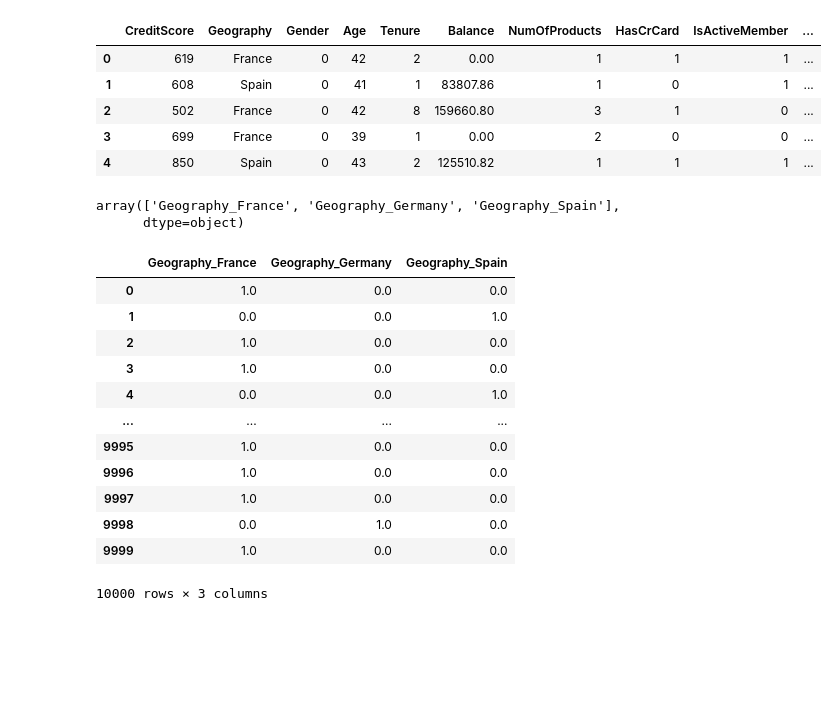
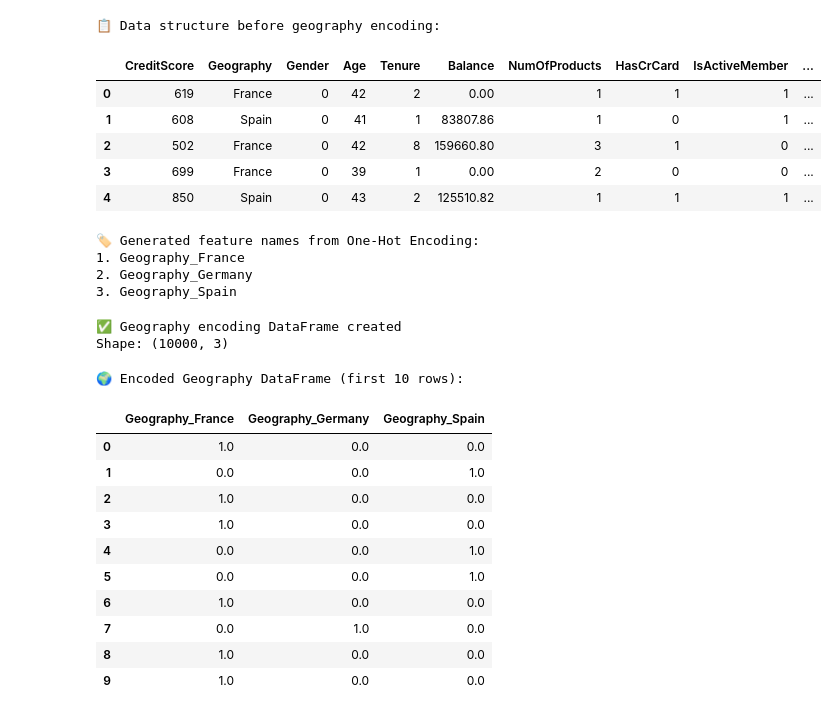
Before and after one commit to SurajK221b/churn-modelling-dl, a Jupyter notebook: Experiments.ipynb, the cells around one changed output. Saved outputs shown, nothing was run; the diff lists cells and outputs as text; code cells hidden in the pictures; blank space fills up the shorter version.

```diff
--- a/Experiments.ipynb
+++ b/Experiments.ipynb
@@ -46,4 +98,14 @@ memory usage: 1.1+ MB
 # %%
-## Preprocessing the data
-## Drop unnecessary columns
-data.drop(['RowNumber', 'CustomerId', 'Surname'], axis=1, inplace=True)
+# =============================================================================
+# 3. DATA PREPROCESSING
+# =============================================================================
+
+# Remove unnecessary columns that don't contribute to prediction
+# RowNumber: Just an index, not a feature
+# CustomerId: Unique identifier, not predictive
+# Surname: Customer name, not relevant for churn prediction
+columns_to_drop = ['RowNumber', 'CustomerId', 'Surname']
+data.drop(columns_to_drop, axis=1, inplace=True)
+
+print(f"✅ Dropped columns: {columns_to_drop}")
+print(f"Remaining columns: {data.columns.tolist()}")
@@ -85,7 +174,12 @@ array(['France', 'Spain', 'Germany'], dtype=object)
 # %%
-## Use OnehotEncoder for Geography
-one_hot_encoder_geography = OneHotEncoder()
-geo_encoder = one_hot_encoder_geography.fit_transform(data[['Geography']])
-geo_encoder
-# data['Geography'] = one_hot_encoder_geography.fit_transform(data['Geography'].values.reshape(-1, 1)).toarray()
+# 4.2 One-Hot Encoding for Geography (Multi-categorical variable)
+# Geography has 3+ categories, so One-Hot Encoding prevents ordinality issues
+# This creates binary columns for each geography category
+one_hot_encoder_geography = OneHotEncoder()  # drop first to avoid multicollinearity
+geo_encoded = one_hot_encoder_geography.fit_transform(data[['Geography']])
+
+print("✅ Geography One-Hot Encoding completed:")
+print(f"Original geography categories: {data['Geography'].unique()}")
+print(f"Encoded array shape: {geo_encoded.shape}")
+print(f"Feature names: {one_hot_encoder_geography.get_feature_names_out()}")
 # %% [output]
@@ -94,6 +190,9 @@ geo_encoder
 # %%
+# Check current data structure before applying geography encoding
+print("📋 Data structure before geography encoding:")
 data.head()
 # %% [output]
+📋 Data structure before geography encoding:
 |  | CreditScore | Geography | Gender | Age | Tenure | Balance | NumOfProducts | HasCrCard | IsActiveMember | ... |
 | 0 | 619 | France | 0 | 42 | 2 | 0.00 | 1 | 1 | 1 | ... |
 | 1 | 608 | Spain | 0 | 41 | 1 | 83807.86 | 1 | 0 | 1 | ... |
@@ -101,26 +200,44 @@ data.head()
 | 3 | 699 | France | 0 | 39 | 1 | 0.00 | 2 | 0 | 0 | ... |
 | 4 | 850 | Spain | 0 | 43 | 2 | 125510.82 | 1 | 1 | 1 | ... |
 # %%
-one_hot_encoder_geography.get_feature_names_out()
+# Display the feature names created by One-Hot Encoder
+print("🏷️ Generated feature names from One-Hot Encoding:")
+feature_names = one_hot_encoder_geography.get_feature_names_out()
+for i, name in enumerate(feature_names):
+    print(f"{i+1}. {name}")
 # %% [output]
-array(['Geography_France', 'Geography_Germany', 'Geography_Spain'],
-      dtype=object)
+🏷️ Generated feature names from One-Hot Encoding:
+1. Geography_France
+2. Geography_Germany
+3. Geography_Spain
 # %%
-geo_encoder_df = pd.DataFrame(geo_encoder.toarray(), columns=one_hot_encoder_geography.get_feature_names_out())
+# Convert the encoded array to a DataFrame for easier handling
+geo_encoded_df = pd.DataFrame(
+    geo_encoded.toarray(),
+    columns=one_hot_encoder_geography.get_feature_names_out(),
+    index=data.index  # Maintain the same index as original data
+)
+
+print("✅ Geography encoding DataFrame created")
+print(f"Shape: {geo_encoded_df.shape}")
+# %% [output]
+✅ Geography encoding DataFrame created
+Shape: (10000, 3)
 # %%
-geo_encoder_df
+# Preview the encoded geography DataFrame
+print("🌍 Encoded Geography DataFrame (first 10 rows):")
+geo_encoded_df.head(10)
 # %% [output]
+🌍 Encoded Geography DataFrame (first 10 rows):
 |  | Geography_France | Geography_Germany | Geography_Spain |
 | 0 | 1.0 | 0.0 | 0.0 |
 | 1 | 0.0 | 0.0 | 1.0 |
 | 2 | 1.0 | 0.0 | 0.0 |
 | 3 | 1.0 | 0.0 | 0.0 |
 | 4 | 0.0 | 0.0 | 1.0 |
-| ... | ... | ... | ... |
-| 9995 | 1.0 | 0.0 | 0.0 |
-| 9996 | 1.0 | 0.0 | 0.0 |
-| 9997 | 1.0 | 0.0 | 0.0 |
-| 9998 | 0.0 | 1.0 | 0.0 |
-| 9999 | 1.0 | 0.0 | 0.0 |
+| 5 | 0.0 | 0.0 | 1.0 |
+| 6 | 1.0 | 0.0 | 0.0 |
+| 7 | 0.0 | 1.0 | 0.0 |
+| 8 | 1.0 | 0.0 | 0.0 |
+| 9 | 1.0 | 0.0 | 0.0 |
-10000 rows × 3 columns
 # %%
```
Also changed, not shown: parts of 35 cells of this notebook, 8 other files.
